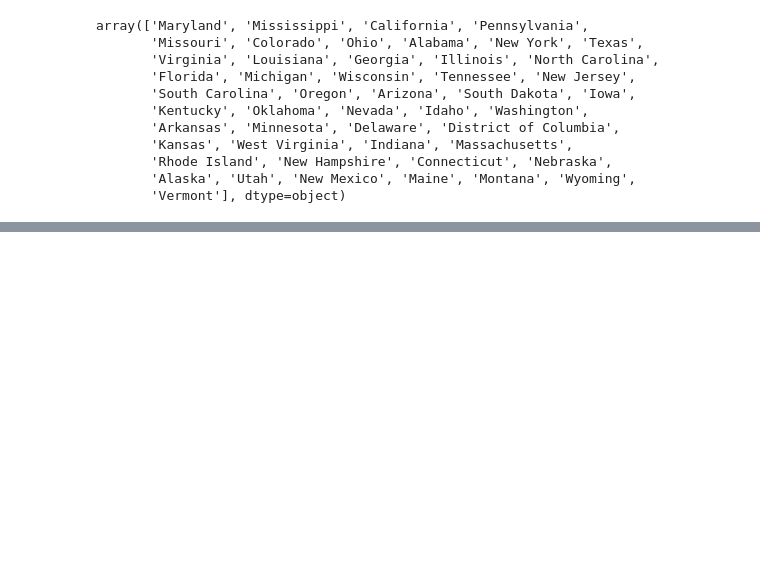
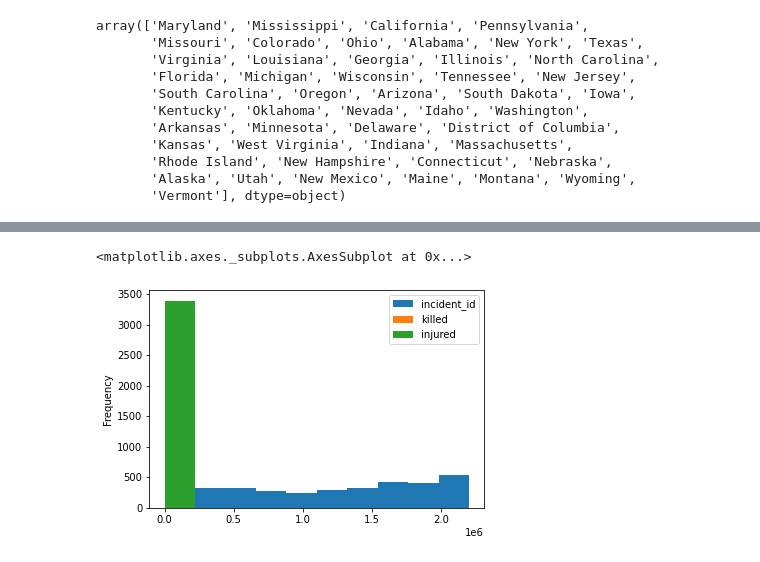
Before and after one commit to Ilipeluv/Colab, a Jupyter notebook: Prueba_2.ipynb, the cells around one changed output, grey strips where cells are left out. Cells and saved outputs as stored; diff of their text form; code cells hidden in the pictures; blank space fills up the shorter version.

```diff
--- a/Prueba_2.ipynb
+++ b/Prueba_2.ipynb
@@ -119,0 +189,6 @@ array(['Maryland', 'Mississippi', 'California', 'Pennsylvania',
+# %%
+#Realizar histograma
+db.plot.hist()
+# %% [output]
+<matplotlib.axes._subplots.AxesSubplot at 0x...>
+[figure, added]
```
Also changed, not shown: parts of 14 cells of this notebook.
